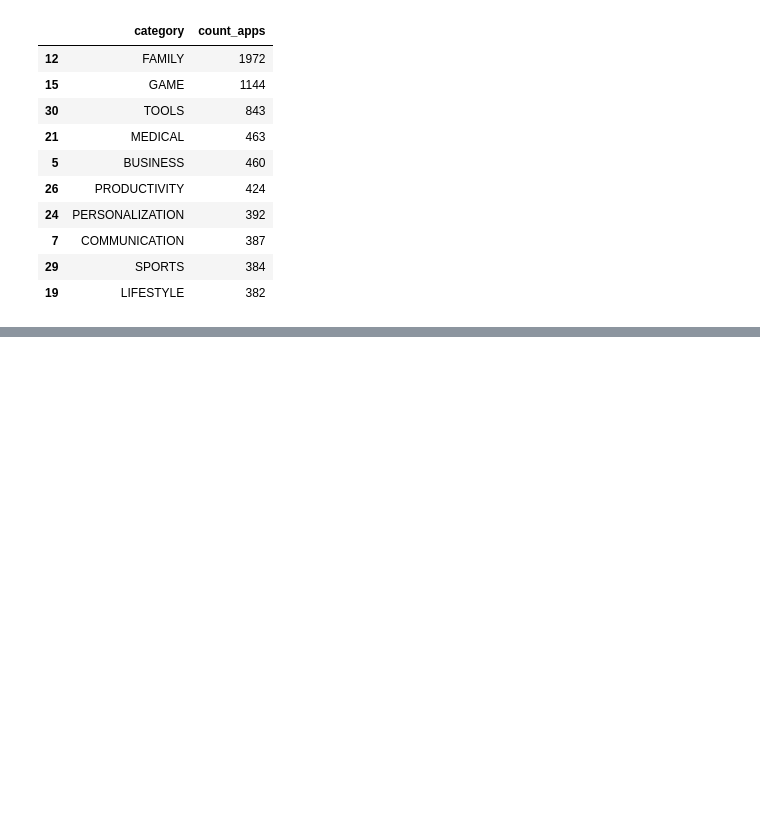
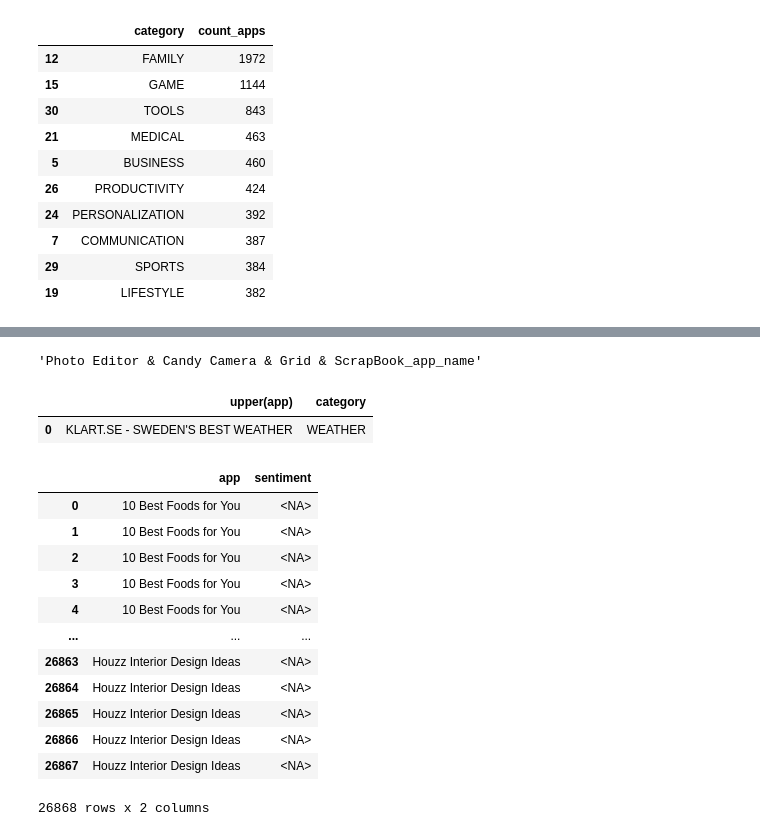
Before and after one commit to mindsdb/dfsql, a Jupyter notebook: testdrive.ipynb, the cells around one changed output, grey strips where cells are left out. Drawn from its saved outputs; the diff is of its cells as text; code cells hidden in the pictures; blank space fills up the shorter version.

```diff
--- a/testdrive.ipynb
+++ b/testdrive.ipynb
@@ -275,0 +277,26 @@ ds.query(sql)
+# %%
+tdf = ds.query("SELECT app || '_app_name'   FROM googleplaystore LIMIT 5")
+tdf[0]
+# %% [output]
+'Photo Editor & Candy Camera & Grid & ScrapBook_app_name'
+# %%
+ds.query("SELECT upper(app), category FROM googleplaystore WHERE app LIKE '.*best.*' LIMIT 5")
+# %% [output]
+|  | upper(app) | category |
+| 0 | KLART.SE - SWEDEN'S BEST WEATHER | WEATHER |
+# %%
+ds.query("SELECT app, sentiment FROM googleplaystore_user_reviews WHERE translated_review IS NULL")
+# %% [output]
+|  | app | sentiment |
+| 0 | 10 Best Foods for You | <NA> |
+| 1 | 10 Best Foods for You | <NA> |
+| 2 | 10 Best Foods for You | <NA> |
+| 3 | 10 Best Foods for You | <NA> |
+| 4 | 10 Best Foods for You | <NA> |
+| ... | ... | ... |
+| 26863 | Houzz Interior Design Ideas | <NA> |
+| 26864 | Houzz Interior Design Ideas | <NA> |
+| 26865 | Houzz Interior Design Ideas | <NA> |
+| 26866 | Houzz Interior Design Ideas | <NA> |
+| 26867 | Houzz Interior Design Ideas | <NA> |
+26868 rows x 2 columns
```
Also changed, not shown: parts of 13 cells of this notebook, 5 other files.
